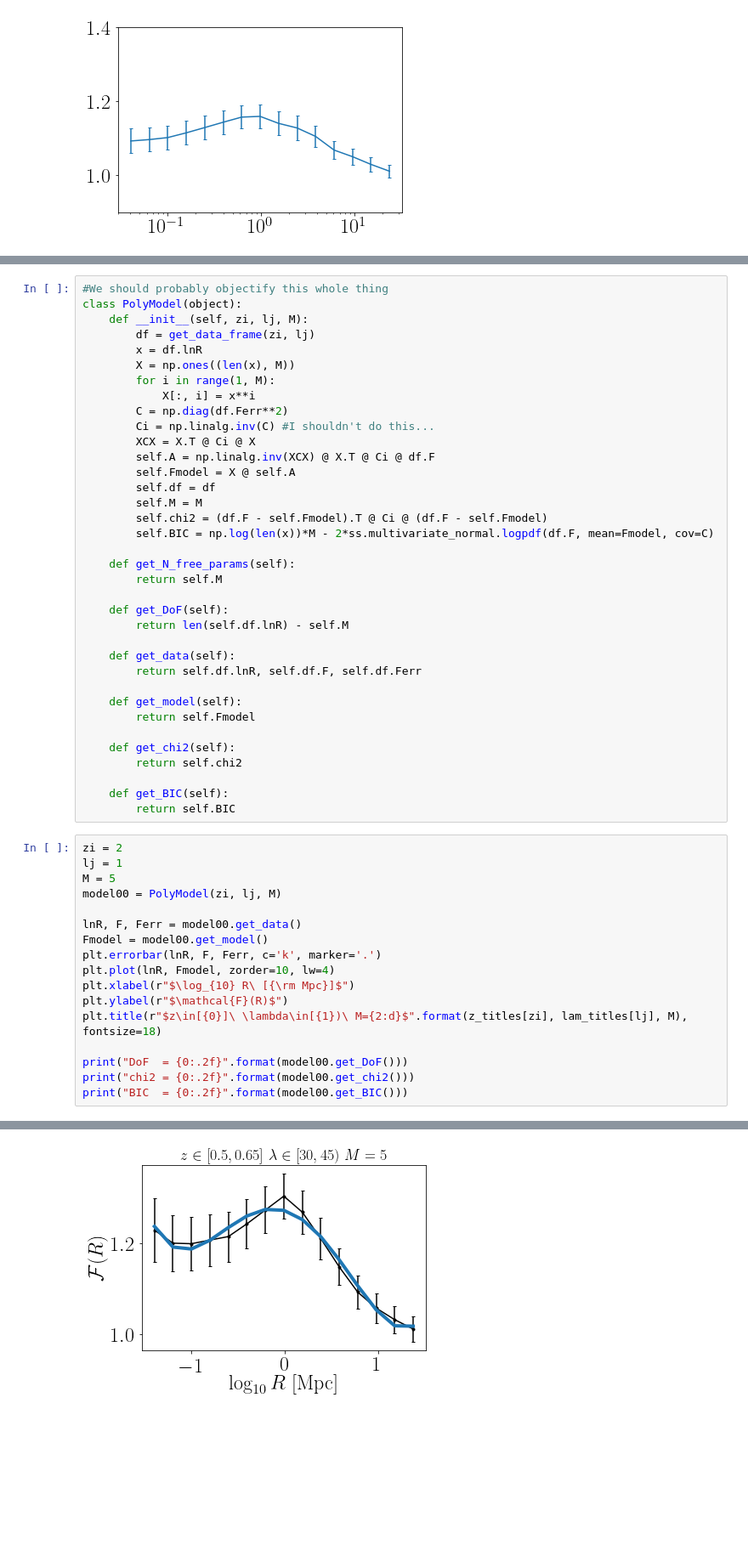
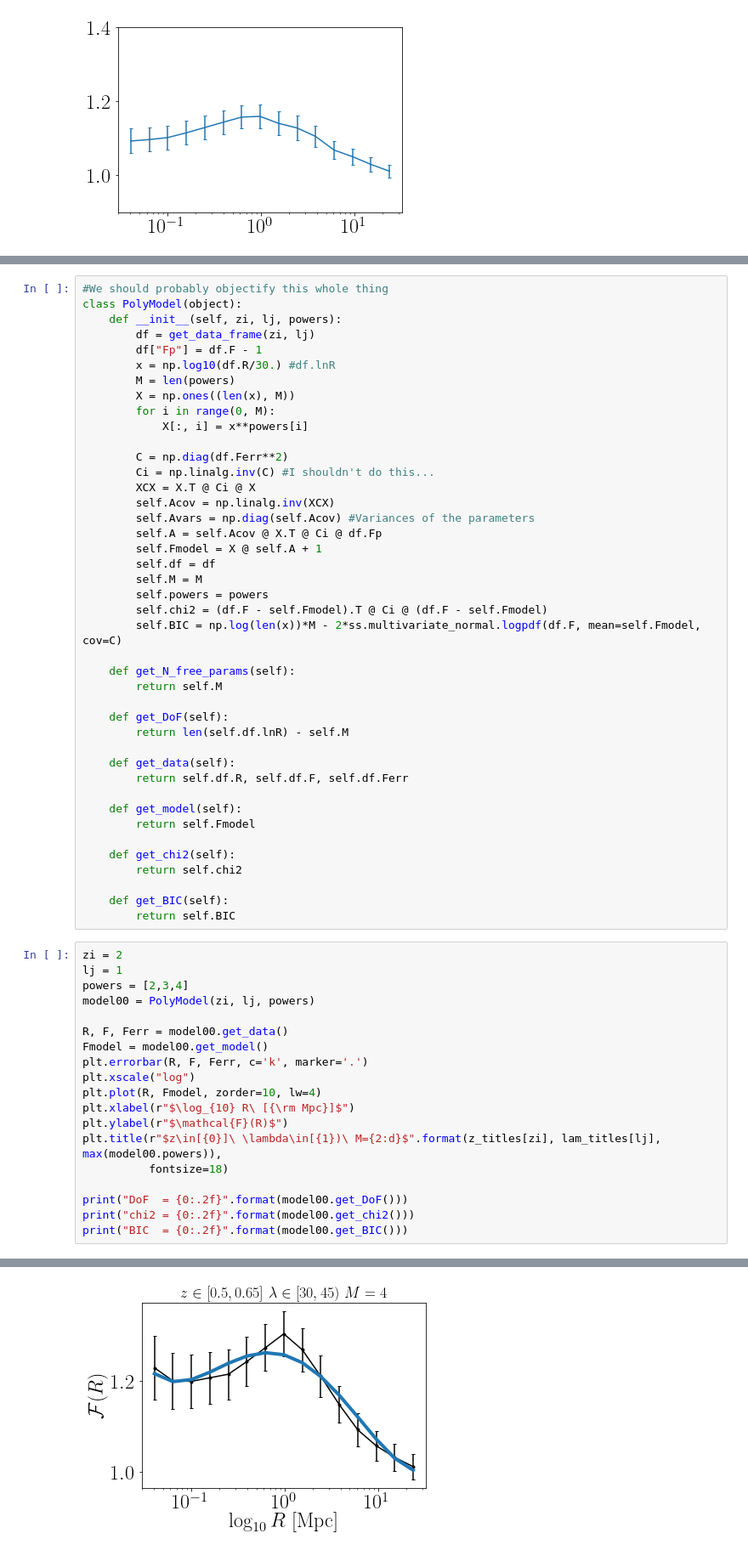
Before and after one commit to tmcclintock/redmapper_lensing_tests, a Jupyter notebook: RM_selection/Modeling_lensing_ratios.ipynb, the cells around one changed output, grey strips where cells are left out. Shown at 85% size. Cells and saved outputs as stored; diff of their text form; blank space fills up the shorter version.

```diff
--- a/RM_selection/Modeling_lensing_ratios.ipynb
+++ b/RM_selection/Modeling_lensing_ratios.ipynb
@@ -125,21 +102,27 @@ plt.plot(df.lnR, Fmodel)
 # %%
 #We should probably objectify this whole thing
 class PolyModel(object):
-    def __init__(self, zi, lj, M):
+    def __init__(self, zi, lj, powers):
         df = get_data_frame(zi, lj)
-        x = df.lnR
+        df["Fp"] = df.F - 1
+        x = np.log10(df.R/30.) #df.lnR
+        M = len(powers)
         X = np.ones((len(x), M))
-        for i in range(1, M):
-            X[:, i] = x**i
+        for i in range(0, M):
+            X[:, i] = x**powers[i]
+
         C = np.diag(df.Ferr**2)
         Ci = np.linalg.inv(C) #I shouldn't do this...
         XCX = X.T @ Ci @ X
-        self.A = np.linalg.inv(XCX) @ X.T @ Ci @ df.F
-        self.Fmodel = X @ self.A
+        self.Acov = np.linalg.inv(XCX)
+        self.Avars = np.diag(self.Acov) #Variances of the parameters
+        self.A = self.Acov @ X.T @ Ci @ df.Fp
+        self.Fmodel = X @ self.A + 1
         self.df = df
         self.M = M
+        self.powers = powers
         self.chi2 = (df.F - self.Fmodel).T @ Ci @ (df.F - self.Fmodel)
-        self.BIC = np.log(len(x))*M - 2*ss.multivariate_normal.logpdf(df.F, mean=Fmodel, cov=C)
+        self.BIC = np.log(len(x))*M - 2*ss.multivariate_normal.logpdf(df.F, mean=self.Fmodel, cov=C)
 
     def get_N_free_params(self):
         return self.M
@@ -148,7 +131,7 @@ class PolyModel(object):
         return len(self.df.lnR) - self.M
 
     def get_data(self):
-        return self.df.lnR, self.df.F, self.df.Ferr
+        return self.df.R, self.df.F, self.df.Ferr
 
     def get_model(self):
         return self.Fmodel
@@ -161,16 +144,18 @@ class PolyModel(object):
 # %%
 zi = 2
 lj = 1
-M = 5
-model00 = PolyModel(zi, lj, M)
+powers = [2,3,4]
+model00 = PolyModel(zi, lj, powers)
 
-lnR, F, Ferr = model00.get_data()
+R, F, Ferr = model00.get_data()
 Fmodel = model00.get_model()
-plt.errorbar(lnR, F, Ferr, c='k', marker='.')
-plt.plot(lnR, Fmodel, zorder=10, lw=4)
+plt.errorbar(R, F, Ferr, c='k', marker='.')
+plt.xscale("log")
+plt.plot(R, Fmodel, zorder=10, lw=4)
 plt.xlabel(r"$\log_{10} R\ [{\rm Mpc}]$")
 plt.ylabel(r"$\mathcal{F}(R)$")
-plt.title(r"$z\in[{0}]\ \lambda\in[{1})\ M={2:d}$".format(z_titles[zi], lam_titles[lj], M), fontsize=18)
+plt.title(r"$z\in[{0}]\ \lambda\in[{1})\ M={2:d}$".format(z_titles[zi], lam_titles[lj], max(model00.powers)),
+          fontsize=18)
 
 print("DoF  = {0:.2f}".format(model00.get_DoF()))
 print("chi2 = {0:.2f}".format(model00.get_chi2()))
@@ -182 +167 @@ BIC  = -6.25
-[figure, old version]
+[figure, new version]
```
Also changed, not shown: parts of 14 cells of this notebook.
